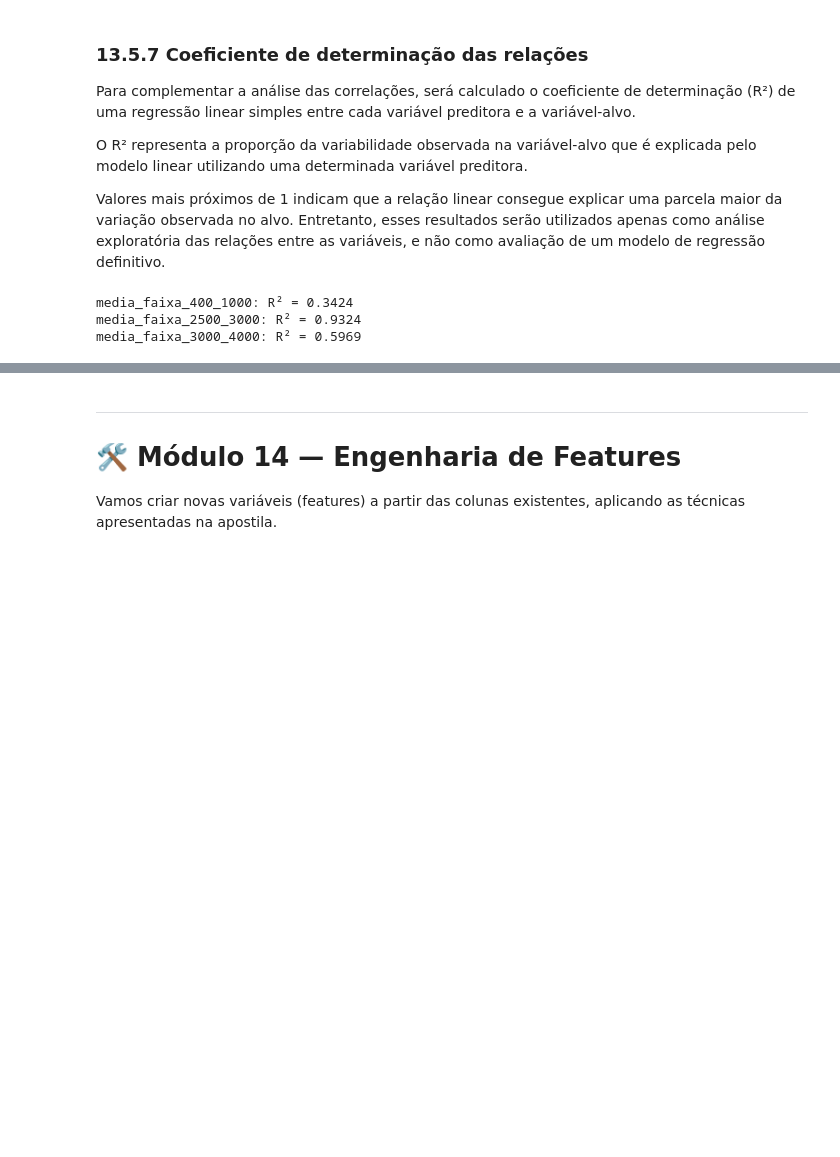
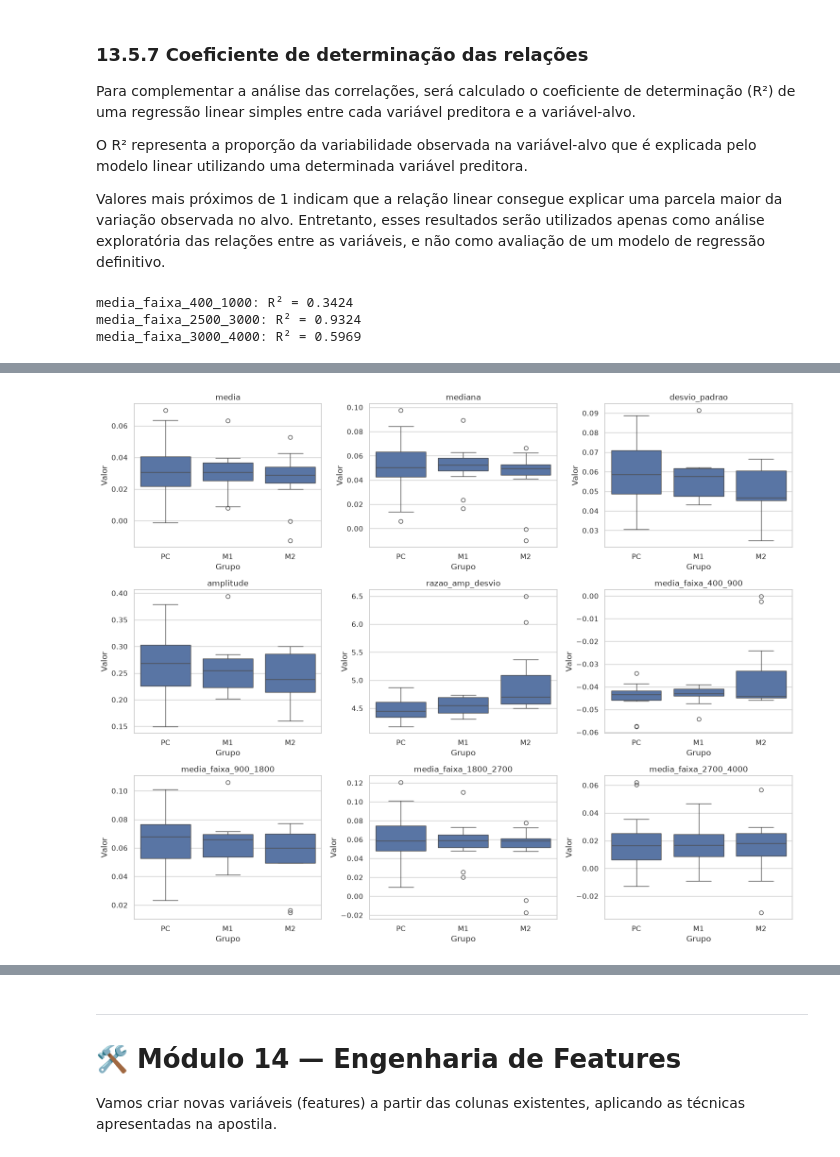
Before and after one commit to Juan-Vyctor/IA, a Jupyter notebook: atividade1/analise_espectros.ipynb, the cells around one changed output, grey strips where cells are left out. Drawn from its saved outputs; the diff is of its cells as text; code cells hidden in the pictures; blank space fills up the shorter version.

```diff
--- a/atividade1/analise_espectros.ipynb
+++ b/atividade1/analise_espectros.ipynb
@@ -1236,7 +1304,22 @@ Já construído no Módulo 12 (12.1 e 12.5) — reforça como o heatmap é a fer
 # %%
-subset_pairplot = resumo[metricas + ["grupo"]]
+campos_classificacao = [
+    "media",
+    "mediana",
+    "desvio_padrao",
+    "amplitude",
+    "razao_amp_desvio",
+    "media_faixa_400_900",
+    "media_faixa_900_1800",
+    "media_faixa_1800_2700",
+    "media_faixa_2700_4000"
+]
 
-sns.pairplot(subset_pairplot, hue="grupo", diag_kind="kde", palette="Set2", plot_kws={"alpha": 0.7, "s": 60})
-plt.suptitle("Pairplot das métricas por grupo", y=1.02)
-plt.show()
+resumo_por_grupo = (
+    resumo
+    .groupby("grupo")[campos_classificacao]
+    .median()
+    .reset_index()
+)
+
+resumo_por_grupo
 # %% [output]
@@ -1243,0 +1338,19 @@ plt.show()
+# %%
+fig, axes = plt.subplots(3, 3, figsize=(15, 12))
+
+for ax, feature in zip(axes.flatten(), campos_classificacao):
+    sns.boxplot(
+        data=resumo,
+        x="grupo",
+        y=feature,
+        order=["PC", "M1", "M2"],
+        ax=ax
+    )
+    ax.set_title(feature)
+    ax.set_xlabel("Grupo")
+    ax.set_ylabel("Valor")
+
+plt.tight_layout()
+plt.show()
+# %% [output]
+[figure, added]
```
Also changed, not shown: parts of 11 cells of this notebook.
